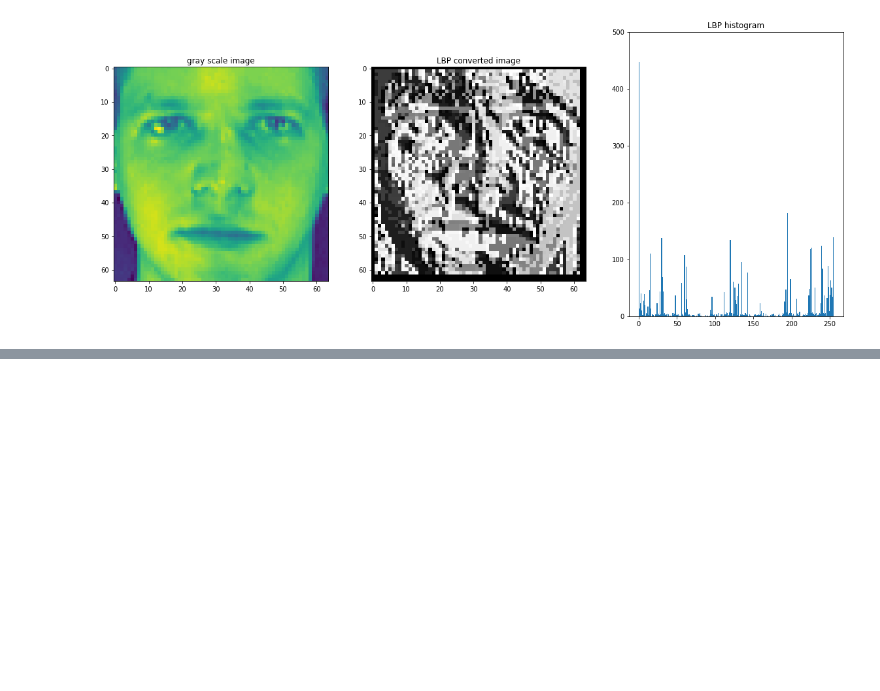
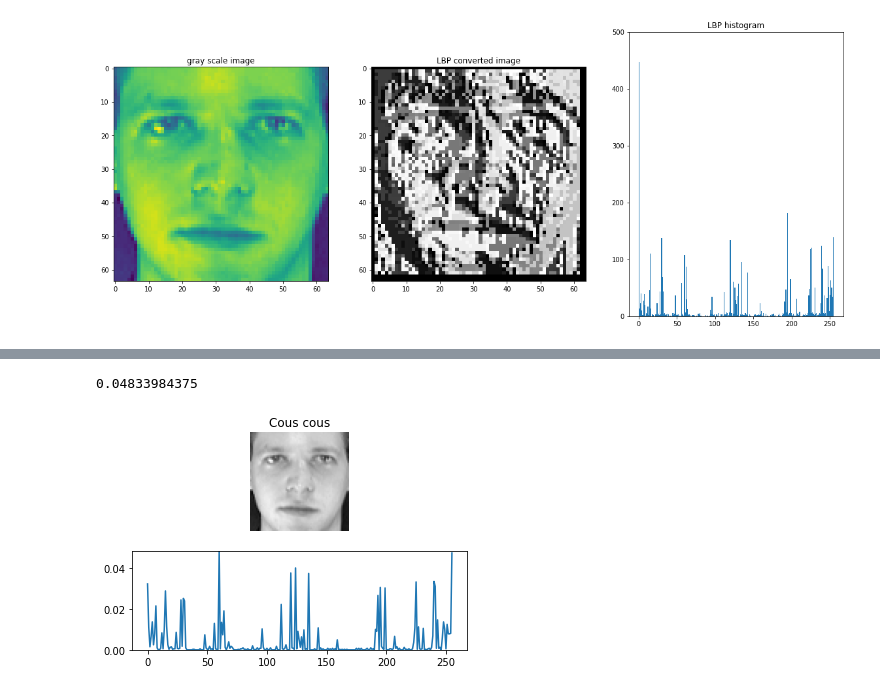
Before and after one commit to LivioScarpi/Progetto_DBM, a Jupyter notebook: Task Puliti/task1_new.ipynb, the cells around one changed output, grey strips where cells are left out. Cells and saved outputs as stored; diff of their text form; code cells hidden in the pictures; blank space fills up the shorter version.

```diff
--- a/Task Puliti/task1_new.ipynb
+++ b/Task Puliti/task1_new.ipynb
@@ -430,0 +475,17 @@ NUM
+# %%
+import matplotlib.pyplot as plt
+
+hmax = img_bgr_feats.max()
+print(hmax)
+fig, ax = plt.subplots(2)
+
+ax[0].imshow(img_bgr)
+ax[0].axis('off')
+ax[0].set_title('Cous cous')
+ax[1].plot(img_bgr_feats)
+ax[1].set_ylim([0, hmax])
+
+plt.show(fig)
+# %% [output]
+0.04833984375
+[figure, added]
```
Also changed, not shown: parts of 1 cell of this notebook, 4 other files.
